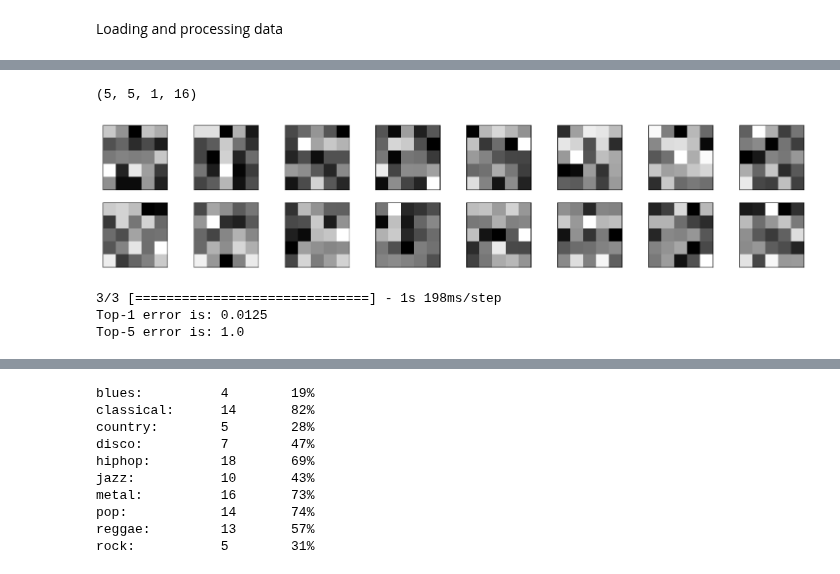
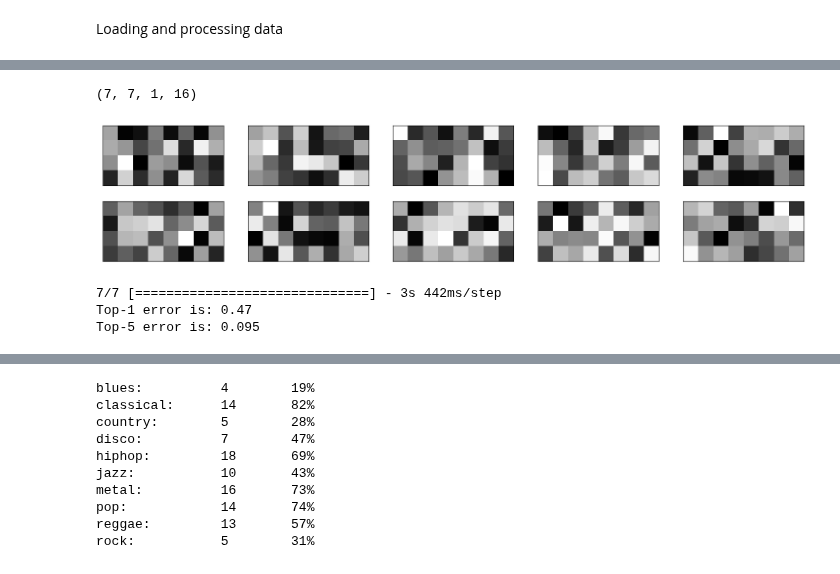
Before and after one commit to thdb-theo/AudioClassification, a Jupyter notebook: src/Model.ipynb, the cells around one changed output, grey strips where cells are left out. Saved outputs shown, nothing was run; the diff lists cells and outputs as text; code cells hidden in the pictures.

```diff
--- a/src/Model.ipynb
+++ b/src/Model.ipynb
@@ -53,10 +58,10 @@ show_image_from_each_class(images, genre_indices, use_n_genres)
 # %%
 from sklearn.model_selection import train_test_split
 
-# Splitting data into train, validation and test set
-x_train, x_test, y_train, y_test = train_test_split(images, labels, test_size=0.3, random_state=42)
+# Splitting data into train and test set
+x_train_simple, x_test, y_train_simple, y_test = train_test_split(images, labels, test_size=0.3, random_state=42)
 x_valid, x_test, y_valid, y_test = train_test_split(x_test, y_test, test_size=1.0/3)
-print("Train set length:" + str(len(x_train)))
-print("Validation set length:" + str(len(x_valid)))
-print("Test set length:" + str(len(x_test)))
+print("Train set length: " + str(len(x_train_simple)))
+print("Validation set length: " + str(len(x_valid)))
+print("Test set length: " + str(len(x_test)))
 # %% [output]
@@ -97,3 +216,23 @@ def lr_schedule(lr, losses):
     return lr
 
 early_stopping_callback = tf.keras.callbacks.EarlyStopping(monitor='val_loss', patience=12,restore_best_weights=True)
+# %%
+
+model.compile(loss=keras.losses.categorical_crossentropy,
+              optimizer=keras.optimizers.SGD(learning_rate=0.01, momentum=0.9, nesterov=True),
+              metrics=['accuracy'])
+# %%
+print(x_valid.shape, y_valid.shape)
+
+history = model.fit(x_train, y_train,
+          batch_size=128,
+          epochs=100,
+          verbose=1,
+          validation_data=(x_valid, y_valid),
+          shuffle=True,
+          callbacks=[CustomLearningRateScheduler(lr_schedule),early_stopping_callback]
+        )
+
+score = model.evaluate(x_test, y_test, verbose=0)
+print('Test loss:', score[0])
+print('Test accuracy:', score[1])
@@ -166,14 +347,14 @@ model.compile(loss=keras.losses.categorical_crossentropy,
               optimizer=keras.optimizers.SGD(learning_rate=0.02, nesterov=True),
               metrics=['accuracy'])
 # %%
-history = model.fit(x_train, y_train,
+history2 = model2.fit(x_train, y_train,
           batch_size=32,
-          epochs=30,
+          epochs=100,
           verbose=1,
           validation_data=(x_test, y_test),
           shuffle=True,
           callbacks=[CustomLearningRateScheduler(lr_schedule),early_stopping_callback])
 
-score = model.evaluate(x_test, y_test, verbose=0)
+score = model2.evaluate(x_test, y_test, verbose=0)
 print('Test loss:', score[0])
 print('Test accuracy:', score[1])
@@ -213,21 +405,21 @@ show_history(history)
 # %%
 # Displaying the last weights
-W = np.asarray(model2.layers[1].get_weights()[0])
+W = np.asarray(model.layers[1].get_weights()[0])
 n_filters = W.shape[3]
 print(W.shape)
 W = W.reshape((*W.shape[:2], n_filters))
 plt.figure(figsize=(20,4))
 for i in range(n_filters):
   ax = plt.subplot(2, (n_filters + 1) // 2, i+1)
   plt.imshow(W[:,:,i])
   ax.get_xaxis().set_visible(False)
   ax.get_yaxis().set_visible(False)
   plt.gray()
 # %% [output]
-(5, 5, 1, 16)
+(7, 7, 1, 16)
-[figure, old version]
+[figure, new version]
 # %%
-predictions = model2.predict(x_test)
+predictions = model.predict(x_test)
 
 def top1_error(preds,labels):
   return np.mean(np.argmax(preds,axis=1) != np.argmax(labels,axis=1))
@@ -249,9 +441,9 @@ def top5_error_for_psychopaths(preds,labels):
 
 print("Top-5 error is: " + str(top5_error_for_psychopaths(predictions,y_test[:len(predictions)])))
 # %% [output]
-3/3 [==============================] - 1s 198ms/step
-Top-1 error is: 0.0125
-Top-5 error is: 1.0
+7/7 [==============================] - 3s 442ms/step
+Top-1 error is: 0.47
+Top-5 error is: 0.095
 # %%
 
 from collections import Counter
```
Also changed, not shown: parts of 17 cells of this notebook, 1 other file.
